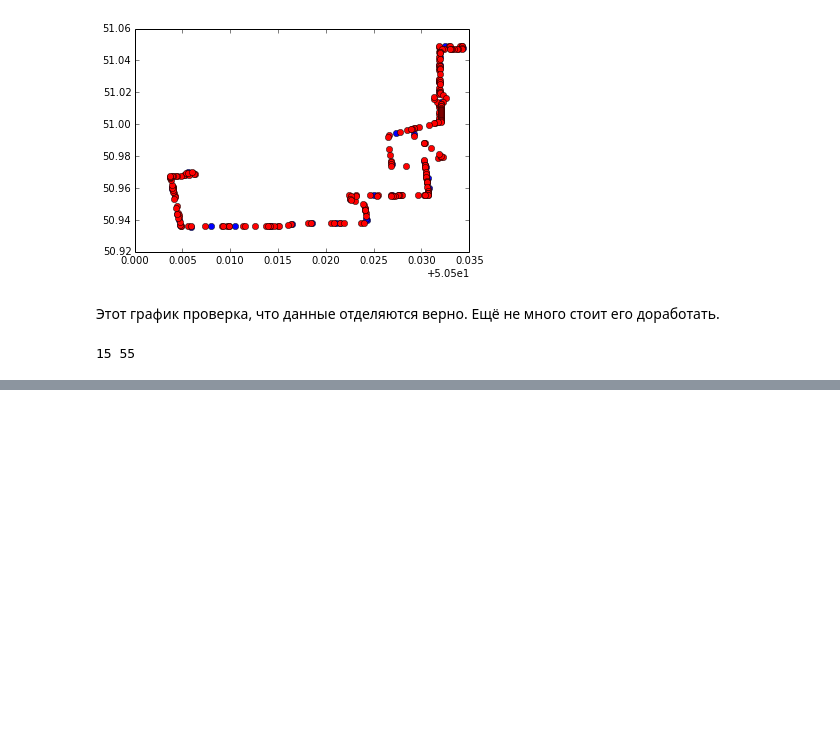
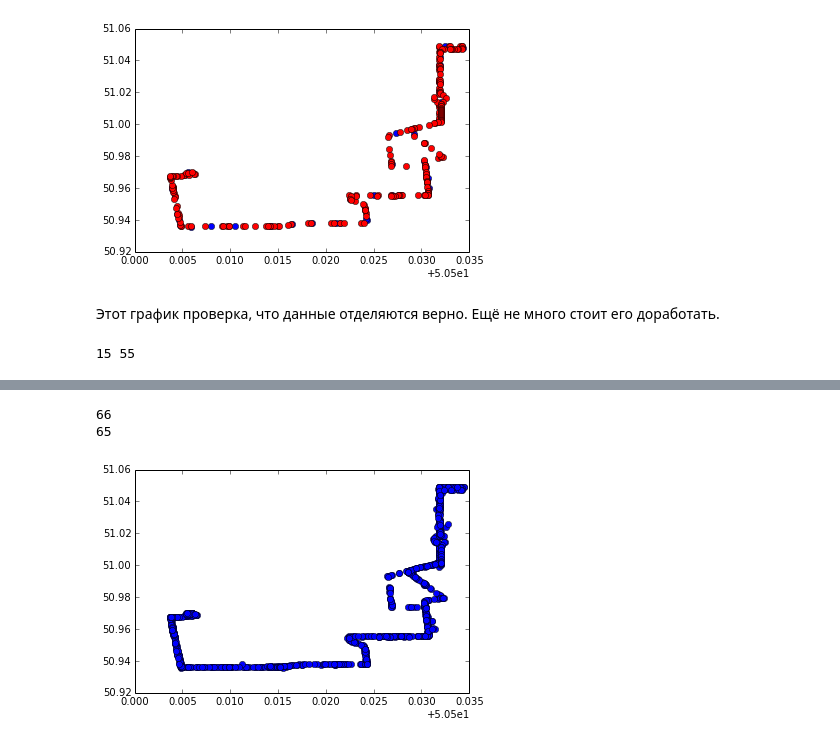
Before and after one commit to LisGein/LinuxCppLessons, a Jupyter notebook: Python/nightYandex/locate_bus_stops.ipynb, the cells around one changed output, grey strips where cells are left out. Cells and saved outputs as stored; diff of their text form; code cells hidden in the pictures; blank space fills up the shorter version.

```diff
--- a/Python/nightYandex/locate_bus_stops.ipynb
+++ b/Python/nightYandex/locate_bus_stops.ipynb
@@ -55,0 +104,10 @@ print(len(mean_stays_rounds), len (rounds))
+# %%
+for i in mean_stays_rounds:
+    xs, ys, ts = zip(*i)
+    plt.plot(xs, ys, 'o', c = 'b')
+print(len(xs))
+print(len(speed[len(speed) - 1]))
+# %% [output]
+66
+65
+[figure, added]
```
Also changed, not shown: parts of 6 cells of this notebook, 1 other file.
